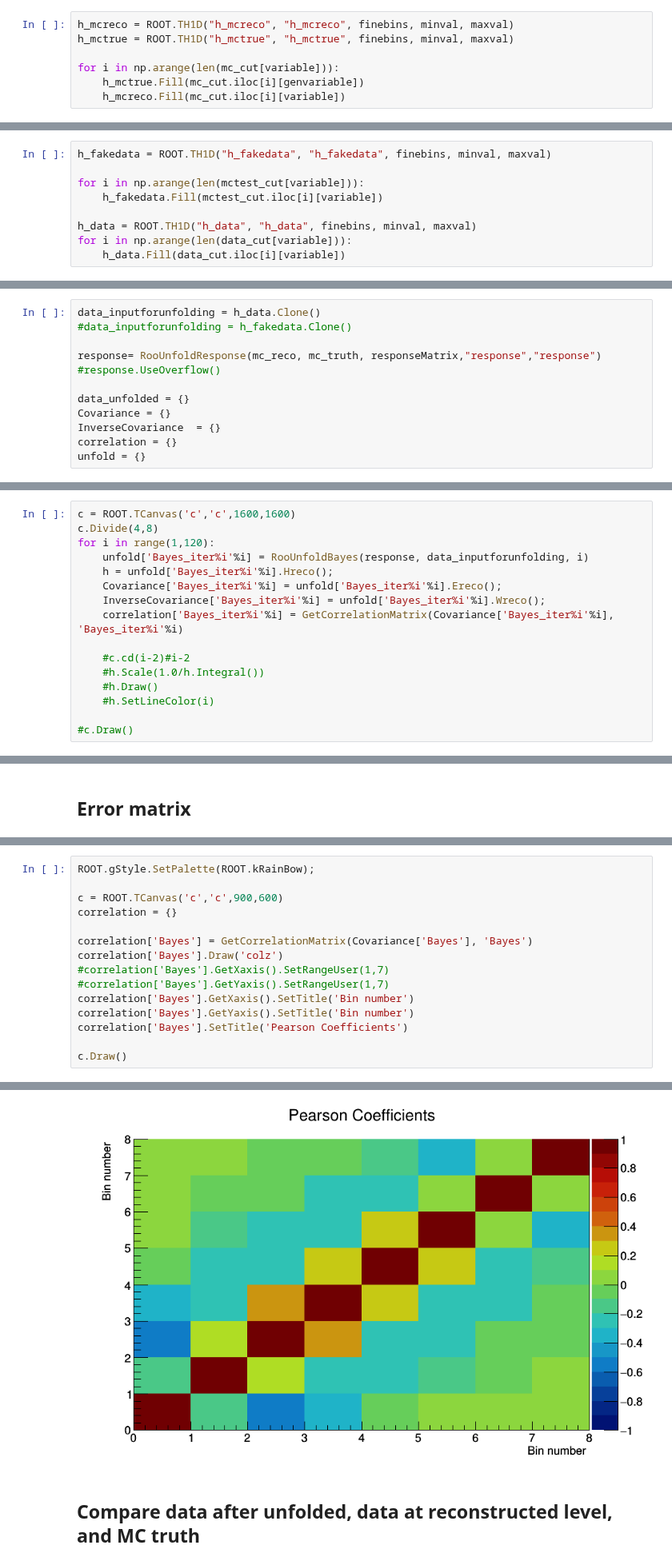
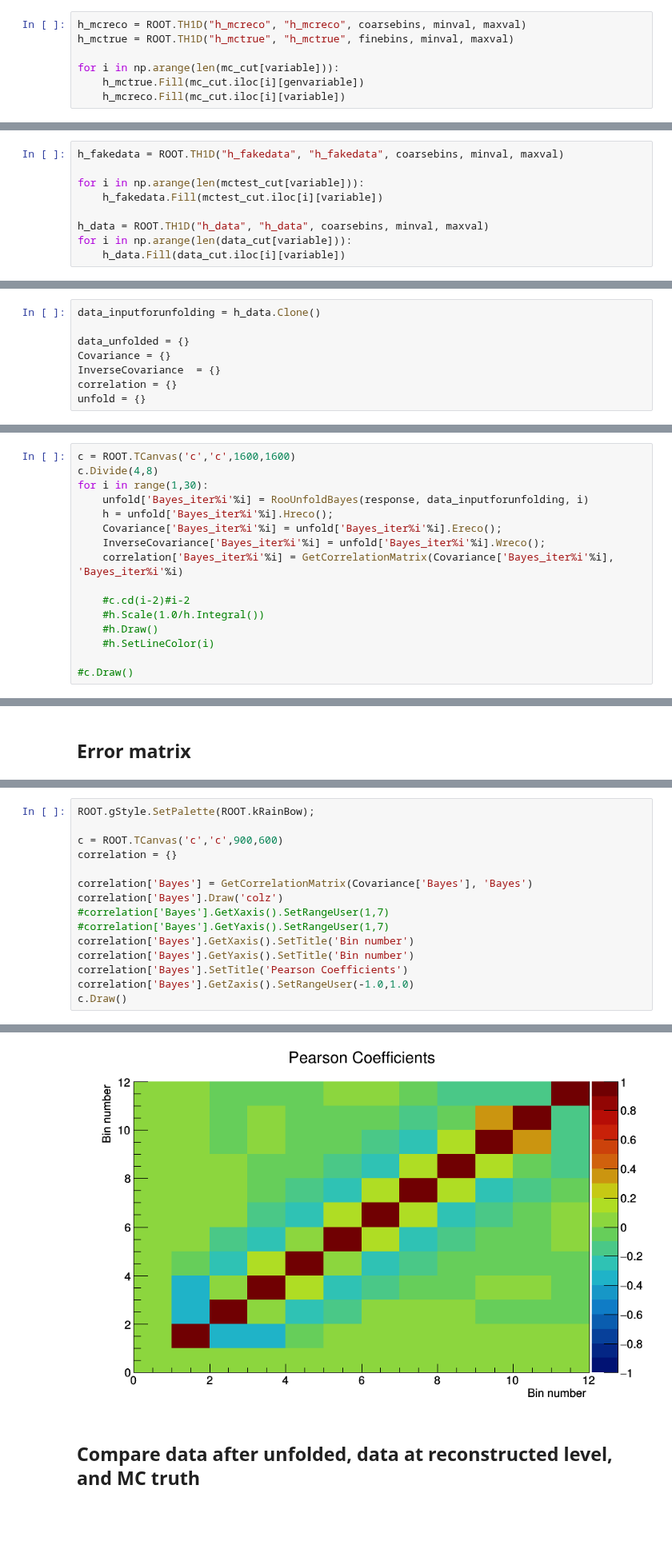
Before and after one commit to miguelignacio/disjets, a Jupyter notebook: Unfolding_RooUnfold.ipynb, the cells around one changed output, grey strips where cells are left out. Shown at 80% size. Drawn from its saved outputs; the diff is of its cells as text; blank space fills up the shorter version.

Commit message:
add refolding check, extended range for qT/ptjet measurement

```diff
--- a/Unfolding_RooUnfold.ipynb
+++ b/Unfolding_RooUnfold.ipynb
@@ -297,7 +314,7 @@ Warning in <TCanvas::Constructor>: Deleting canvas with same name: c0
 # %% [markdown]
 ## fill mc truth and mc reco histograms
 # %%
-h_mcreco = ROOT.TH1D("h_mcreco", "h_mcreco", finebins, minval, maxval)
+h_mcreco = ROOT.TH1D("h_mcreco", "h_mcreco", coarsebins, minval, maxval)
 h_mctrue = ROOT.TH1D("h_mctrue", "h_mctrue", finebins, minval, maxval)
 
 for i in np.arange(len(mc_cut[variable])):
@@ -309,11 +323,11 @@ Warning in <TROOT::Append>: Replacing existing TH1: h_mctrue (Potential memory l
 # %% [markdown]
 ## Create data histogram and pseudodata histogram
 # %%
-h_fakedata = ROOT.TH1D("h_fakedata", "h_fakedata", finebins, minval, maxval)
+h_fakedata = ROOT.TH1D("h_fakedata", "h_fakedata", coarsebins, minval, maxval)
 
 for i in np.arange(len(mctest_cut[variable])):
     h_fakedata.Fill(mctest_cut.iloc[i][variable])
 
-h_data = ROOT.TH1D("h_data", "h_data", finebins, minval, maxval)
+h_data = ROOT.TH1D("h_data", "h_data", coarsebins, minval, maxval)
 for i in np.arange(len(data_cut[variable])):
     h_data.Fill(data_cut.iloc[i][variable])
@@ -417,10 +409,6 @@ c.Draw()
 # Define input for unfolding, create dictionaries to store results
 # %%
 data_inputforunfolding = h_data.Clone()
-#data_inputforunfolding = h_fakedata.Clone()
-
-response= RooUnfoldResponse(mc_reco, mc_truth, responseMatrix,"response","response")
-#response.UseOverflow()
 
 data_unfolded = {}
 Covariance = {}
@@ -463,7 +451,7 @@ def GetCorrelationMatrix ( cov, name):
 # %%
 c = ROOT.TCanvas('c','c',1600,1600)
 c.Divide(4,8)
-for i in range(1,120):
+for i in range(1,30):
     unfold['Bayes_iter%i'%i] = RooUnfoldBayes(response, data_inputforunfolding, i)
     h = unfold['Bayes_iter%i'%i].Hreco();
     Covariance['Bayes_iter%i'%i] = unfold['Bayes_iter%i'%i].Ereco();
@@ -578,21 +602,21 @@ Warning in <TCanvas::Constructor>: Deleting canvas with same name: c
 # %%
 ROOT.gStyle.SetPalette(ROOT.kRainBow);
 
 c = ROOT.TCanvas('c','c',900,600)
 correlation = {}
 
 correlation['Bayes'] = GetCorrelationMatrix(Covariance['Bayes'], 'Bayes')
 correlation['Bayes'].Draw('colz')
 #correlation['Bayes'].GetXaxis().SetRangeUser(1,7)
 #correlation['Bayes'].GetYaxis().SetRangeUser(1,7)
 correlation['Bayes'].GetXaxis().SetTitle('Bin number')
 correlation['Bayes'].GetYaxis().SetTitle('Bin number')
 correlation['Bayes'].SetTitle('Pearson Coefficients')
-
+correlation['Bayes'].GetZaxis().SetRangeUser(-1.0,1.0)
 c.Draw()
 # %% [output]
 Warning in <TCanvas::Constructor>: Deleting canvas with same name: c
-[figure, old version]
+[figure, new version]
 # %% [markdown]
 ## Compare data after unfolded, data at reconstructed level, and MC truth
 # %%
```
Also changed, not shown: parts of 31 cells of this notebook.
